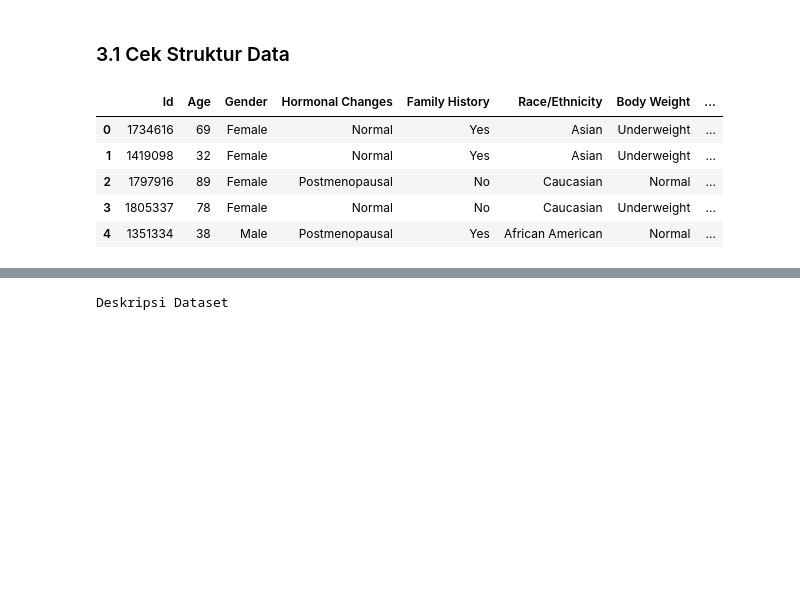
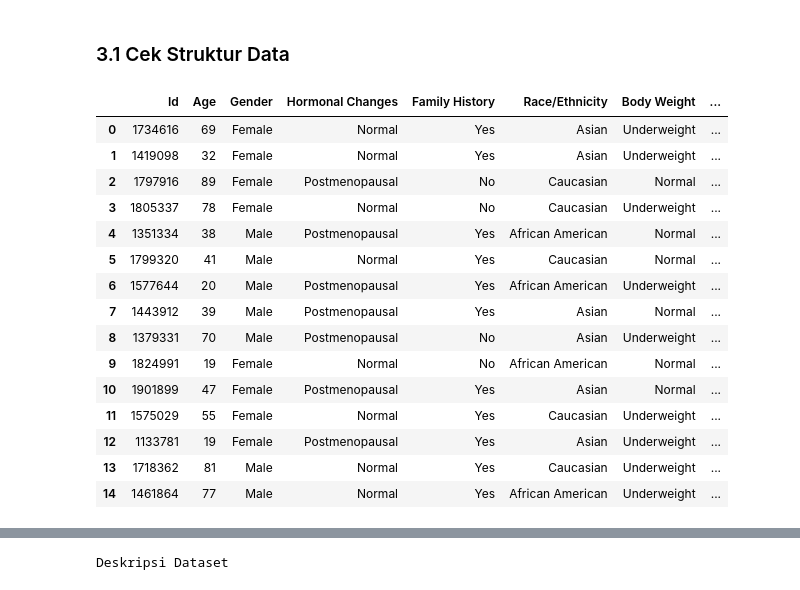
Before and after one commit to danishsuryarirta-create/Tugas_Akhir, a Jupyter notebook: Osteoporosis_TA.ipynb, the cells around one changed output, grey strips where cells are left out. Saved outputs shown, nothing was run; the diff lists cells and outputs as text; code cells hidden in the pictures; blank space fills up the shorter version.

```diff
--- a/Osteoporosis_TA.ipynb
+++ b/Osteoporosis_TA.ipynb
@@ -75,14 +75,24 @@ Jumlah kolom  : 16
 # %% [markdown]
 ### 3.1 Cek Struktur Data
 # %%
-df.head()
+df.head(15)
 # %% [output]
 |  | Id | Age | Gender | Hormonal Changes | Family History | Race/Ethnicity | Body Weight | ... |
 | 0 | 1734616 | 69 | Female | Normal | Yes | Asian | Underweight | ... |
 | 1 | 1419098 | 32 | Female | Normal | Yes | Asian | Underweight | ... |
 | 2 | 1797916 | 89 | Female | Postmenopausal | No | Caucasian | Normal | ... |
 | 3 | 1805337 | 78 | Female | Normal | No | Caucasian | Underweight | ... |
 | 4 | 1351334 | 38 | Male | Postmenopausal | Yes | African American | Normal | ... |
+| 5 | 1799320 | 41 | Male | Normal | Yes | Caucasian | Normal | ... |
+| 6 | 1577644 | 20 | Male | Postmenopausal | Yes | African American | Underweight | ... |
+| 7 | 1443912 | 39 | Male | Postmenopausal | Yes | Asian | Normal | ... |
+| 8 | 1379331 | 70 | Male | Postmenopausal | No | Asian | Underweight | ... |
+| 9 | 1824991 | 19 | Female | Normal | No | African American | Normal | ... |
+| 10 | 1901899 | 47 | Female | Postmenopausal | Yes | Asian | Normal | ... |
+| 11 | 1575029 | 55 | Female | Normal | Yes | Caucasian | Underweight | ... |
+| 12 | 1133781 | 19 | Female | Postmenopausal | Yes | Asian | Underweight | ... |
+| 13 | 1718362 | 81 | Male | Normal | Yes | Caucasian | Underweight | ... |
+| 14 | 1461864 | 77 | Male | Normal | Yes | African American | Underweight | ... |
 # %%
 print("Jumlah baris & kolom :", df.shape)
 print("\n=== Info Dataset ===")
```
Also changed, not shown: parts of 6 cells of this notebook.
